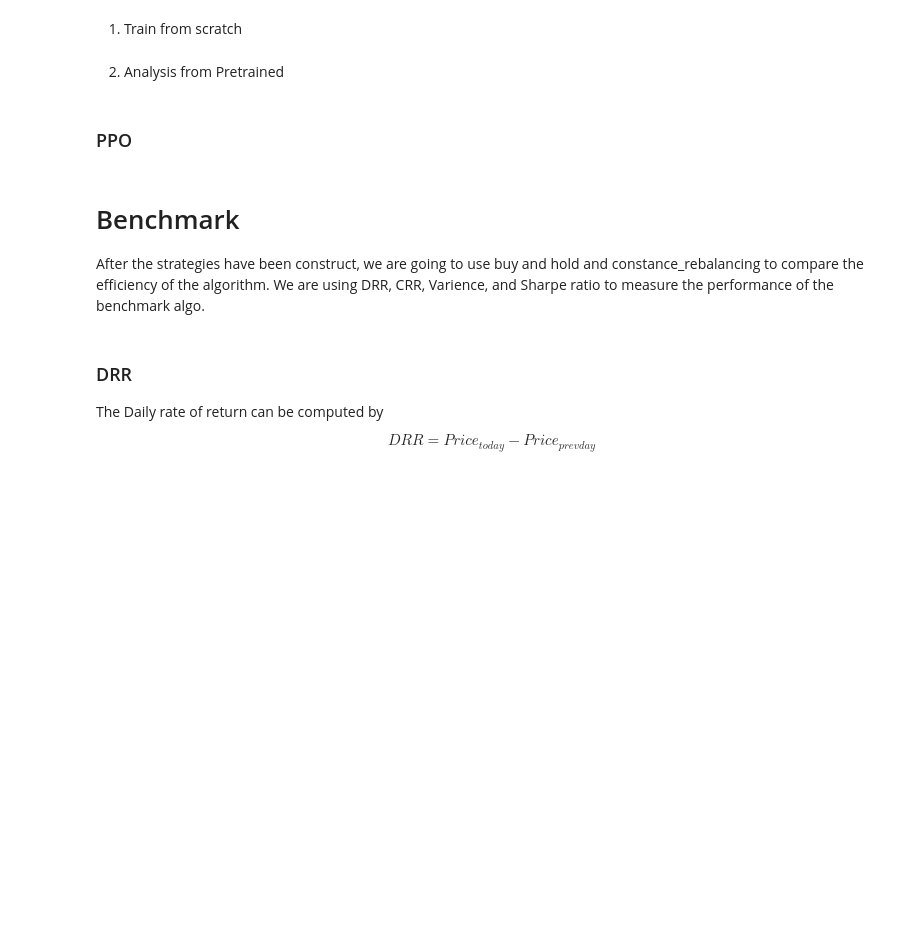
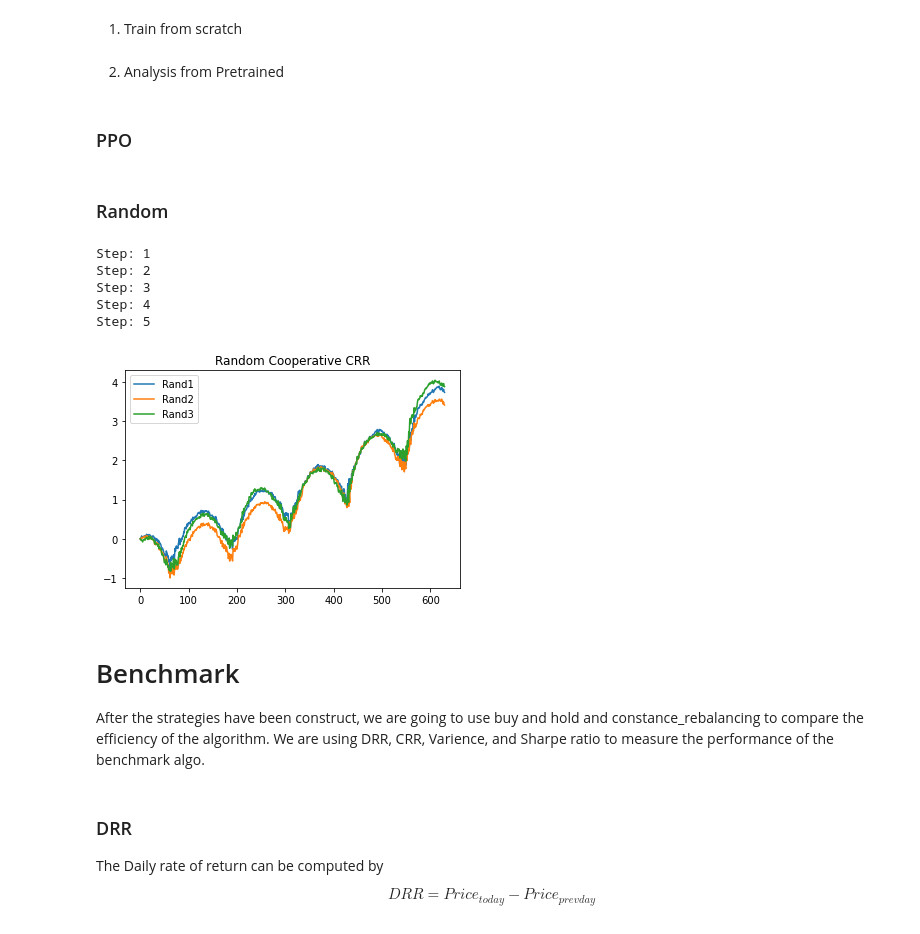
Before and after one commit to interritus141/COMP0031-Group-Research-Project, a Jupyter notebook: COMP0031.ipynb, the cells around one changed output. Saved outputs shown, nothing was run; the diff lists cells and outputs as text; code cells hidden in the pictures; blank space fills up the shorter version.

```diff
--- a/COMP0031.ipynb
+++ b/COMP0031.ipynb
@@ -704,7 +748,7 @@ class CooperativePMEnv(gym.Env):
       algo_type="Mixed", # default=mixed
   ):
 
-    assert algo_type in ["A2C", "DDPG", "PPO", "Mixed"]
+    assert algo_type in ["A2C", "DDPG", "PPO", "Mixed", "Rand"]
 
     # attributes
     self.lookback=lookback
@@ -1035,6 +1079,24 @@ ddpg_coop_env.predict()
 plot_line_graph(ddpg_coop_env, range(0, ddpg_coop_env.end_day+1), ddpg_coop_env.cum_portfolio_return_memory, "DDPG n=200 Cooperative CRR")
 # %% [markdown]
 ### PPO
+# %% [markdown]
+### Random
+# %%
+rand_coop_env = CooperativePMEnv(df=mixed_df, algo_type="Rand", **env_kwargs)
+rand_coop_env.learn(
+    total_timesteps=training_timesteps,
+)
+rand_coop_env.predict()
+# %% [output]
+Step: 1
+Step: 2
+Step: 3
+Step: 4
+Step: 5
+# %%
+plot_line_graph(rand_coop_env, range(0, rand_coop_env.end_day+1), rand_coop_env.cum_portfolio_return_memory, "Random Cooperative CRR")
+# %% [output]
+[figure, added]
 # %% [markdown]
 # Benchmark
 After the strategies have been construct, we are going to use buy and hold and constance_rebalancing to compare the efficiency of the algorithm.
```
Also changed, not shown: parts of 12 cells of this notebook.
